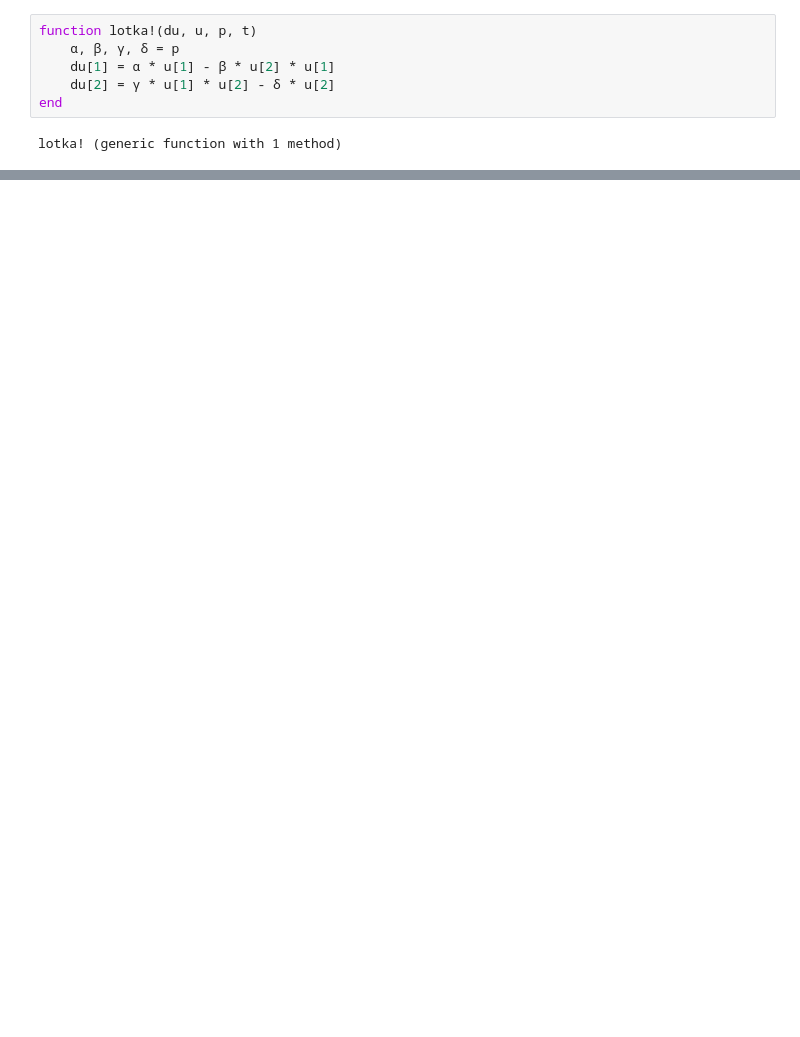
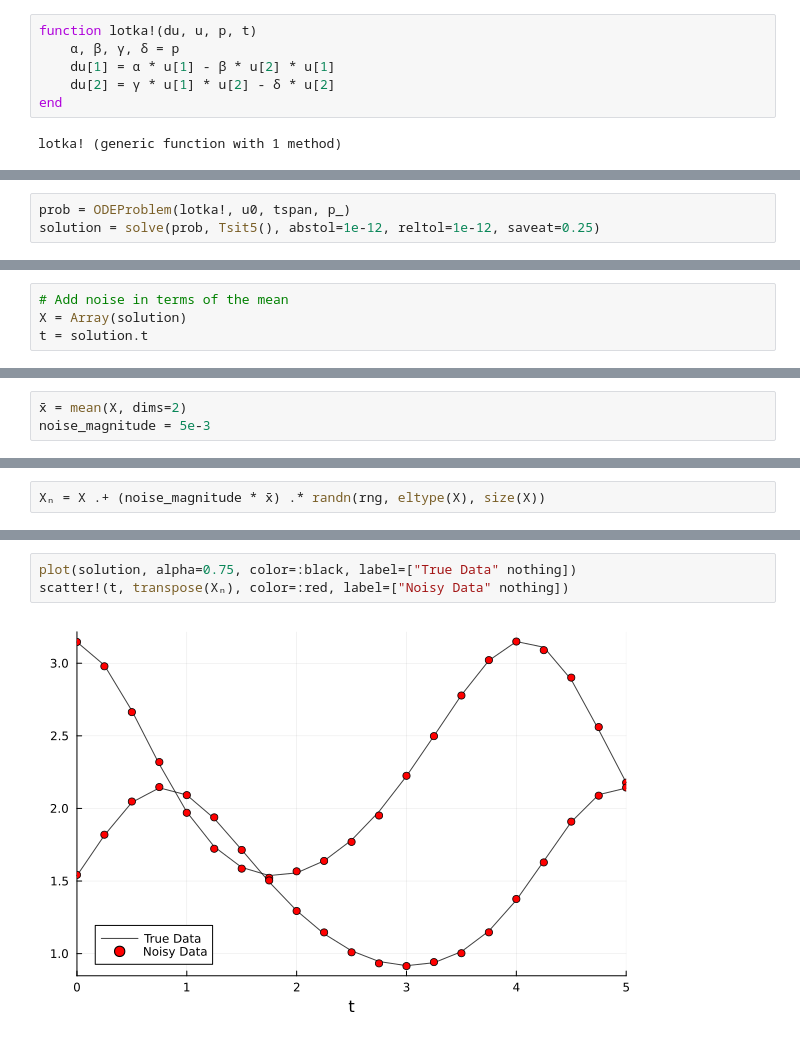
Before and after one commit to SAMANTA1401/SciML, a Jupyter notebook: notebook/tools.ipynb, the cells around one changed output, grey strips where cells are left out. Saved outputs shown, nothing was run; the diff lists cells and outputs as text; blank space fills up the shorter version.

```diff
--- a/notebook/tools.ipynb
+++ b/notebook/tools.ipynb
@@ -150,0 +271,3 @@ lotka! (generic function with 1 method)
+# %%
+prob = ODEProblem(lotka!, u0, tspan, p_)
+solution = solve(prob, Tsit5(), abstol=1e-12, reltol=1e-12, saveat=0.25)
@@ -150,0 +324,4 @@ lotka! (generic function with 1 method)
+# %%
+# Add noise in terms of the mean
+X = Array(solution)
+t = solution.t
@@ -150,0 +372,3 @@ lotka! (generic function with 1 method)
+# %%
+x̄ = mean(X, dims=2)
+noise_magnitude = 5e-3
@@ -150,0 +377,2 @@ lotka! (generic function with 1 method)
+# %%
+Xₙ = X .+ (noise_magnitude * x̄) .* randn(rng, eltype(X), size(X))
@@ -150,0 +403,5 @@ lotka! (generic function with 1 method)
+# %%
+plot(solution, alpha=0.75, color=:black, label=["True Data" nothing])
+scatter!(t, transpose(Xₙ), color=:red, label=["Noisy Data" nothing])
+# %% [output]
+[figure, added]
```
Also changed, not shown: parts of 15 cells of this notebook.
